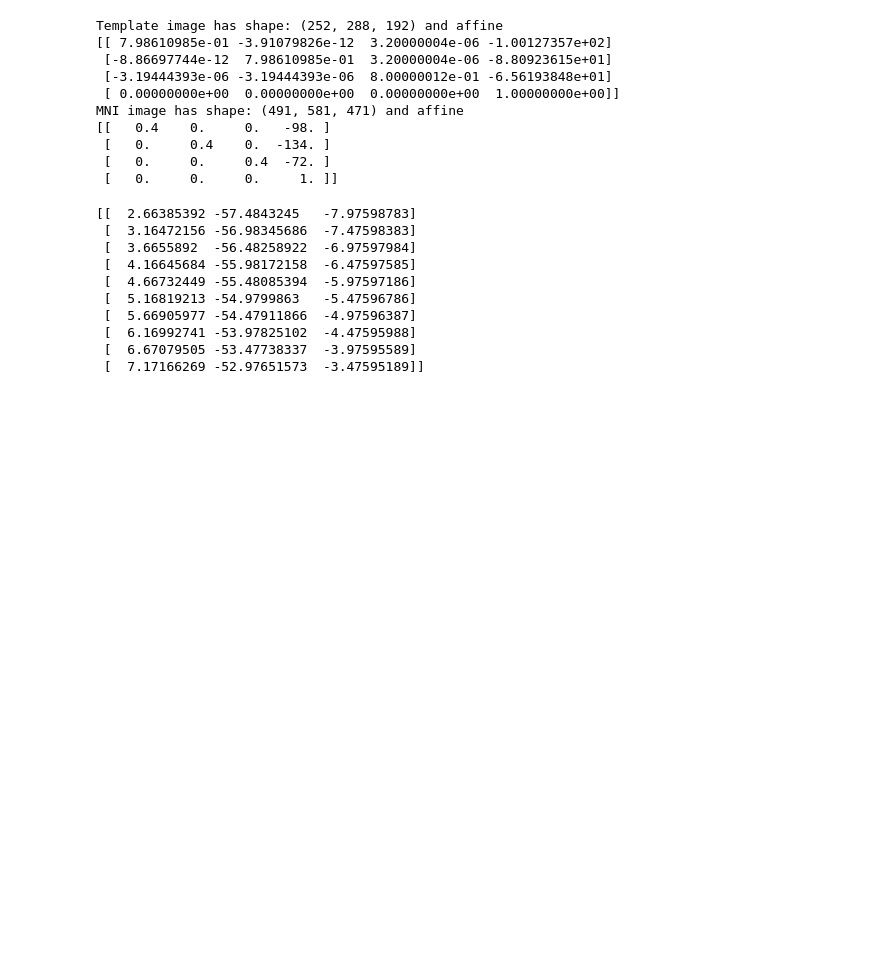
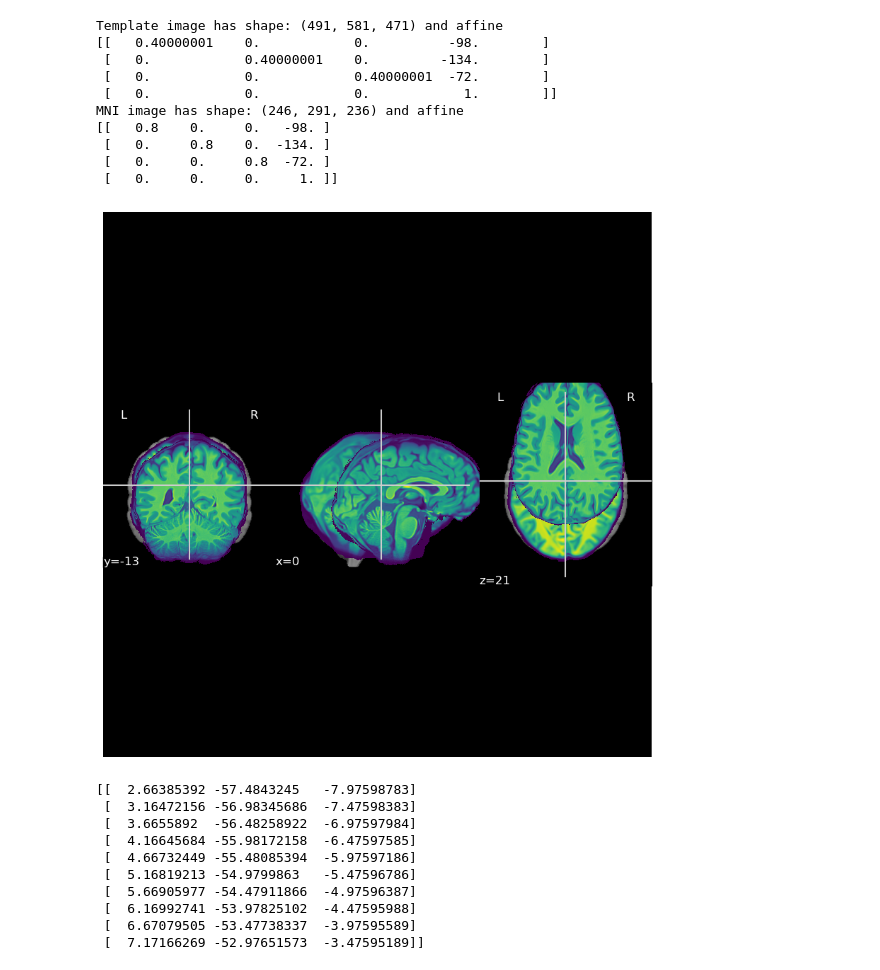
Before and after one commit to TheAxonLab/hcph-template, a Jupyter notebook: dw_interpolation.ipynb, the cells around one changed output. Drawn from its saved outputs; the diff is of its cells as text; code cells hidden in the pictures; blank space fills up the shorter version.

```diff
--- a/dw_interpolation.ipynb
+++ b/dw_interpolation.ipynb
@@ -17,7 +17,7 @@ import importlib
 import interpolation as interp
 # %%
 # load template
-path_to_dir = "/home/acionca/Documents/data/hcph-template/multivar-v00/derivatives/ants-t1N4bfcorr-b80-norm_run-1/"
+path_to_dir = "/home/acionca/Documents/data/hcph-template/multivar-v00/derivatives/ants-t1N4bfcorr-b80-noSkull/"
 template_files = ["A_tpl_template0.nii.gz", "A_tpl_template1.nii.gz"]
 path_to_templates = [op.join(path_to_dir, file) for file in template_files]
 
@@ -25,7 +25,7 @@ t1w_template = nib.load(path_to_templates[0])
 
 print(f"Template image has shape: {t1w_template.shape} and affine\n{t1w_template.affine}")
 
-resolution = 0.4
+resolution = 0.8
 mni_template = load_mni152_template(resolution)
 print(f"MNI image has shape: {mni_template.shape} and affine\n{mni_template.affine}")
 
@@ -37,16 +37,43 @@ if not op.isfile(op.join(mni_saveloc, mni_filename)):
     print("Saving MNI Template")
     mni_template.to_filename(op.join(mni_saveloc, mni_filename))
 # %% [output]
-Template image has shape: (252, 288, 192) and affine
-[[ 7.98610985e-01 -3.91079826e-12  3.20000004e-06 -1.00127357e+02]
- [-8.86697744e-12  7.98610985e-01  3.20000004e-06 -8.80923615e+01]
- [-3.19444393e-06 -3.19444393e-06  8.00000012e-01 -6.56193848e+01]
- [ 0.00000000e+00  0.00000000e+00  0.00000000e+00  1.00000000e+00]]
-MNI image has shape: (491, 581, 471) and affine
-[[   0.4    0.     0.   -98. ]
- [   0.     0.4    0.  -134. ]
- [   0.     0.     0.4  -72. ]
+Template image has shape: (491, 581, 471) and affine
+[[   0.40000001    0.            0.          -98.        ]
+ [   0.            0.40000001    0.         -134.        ]
+ [   0.            0.            0.40000001  -72.        ]
+ [   0.            0.            0.            1.        ]]
+MNI image has shape: (246, 291, 236) and affine
+[[   0.8    0.     0.   -98. ]
+ [   0.     0.8    0.  -134. ]
+ [   0.     0.     0.8  -72. ]
  [   0.     0.     0.     1. ]]
+# %%
+from nilearn.plotting import plot_anat
+
+template_dir = "/home/acionca/Documents/data/hcph-template"
+template_dir = "/home/acionca/Documents/data/hcph-template"
+#Affine_iteration0_A_tpl_template0.nii.gz
+image_list = ["mni_template/mni_template-res0.4mm.nii.gz",
+              "multivar-v00/derivatives/ants-t1N4bfcorr-b80-noSkull/A_tpl_template0.nii.gz",
+              "multivar-v00/derivatives/trans_MNI/initialRigid_A_tpl_template0_inMNI.nii.gz",
+              "multivar-v00/derivatives/intermediateTemplates/Affine_iteration0_A_tpl_template0.nii.gz",]
+images_to_show = [op.join(template_dir, file) for file in image_list]
+
+#fig, axes = plt.subplots(nrows=len(images_to_show), figsize=(10,6*len(images_to_show)))
+fig, axes = plt.subplots(figsize=(10,10))
+
+disp = plot_anat(images_to_show[0], axes=axes)
+
+for file in images_to_show[1:]:
+    disp.add_overlay(file)
+
+#for file, ax in zip(images_to_show, axes):
+#    img = nib.load(file)
+#    print(file)
+#    print(f"Image has size {img.shape} and affine:\n{img.affine}")
+#    plot_anat(file, axes=ax, title=op.basename(file))
+# %% [output]
+[figure, added]
 # %%
 coords_in = [[i, i, i] for i in np.arange(10)]
 
```
Also changed, not shown: parts of 2 cells of this notebook, 1 other file.
